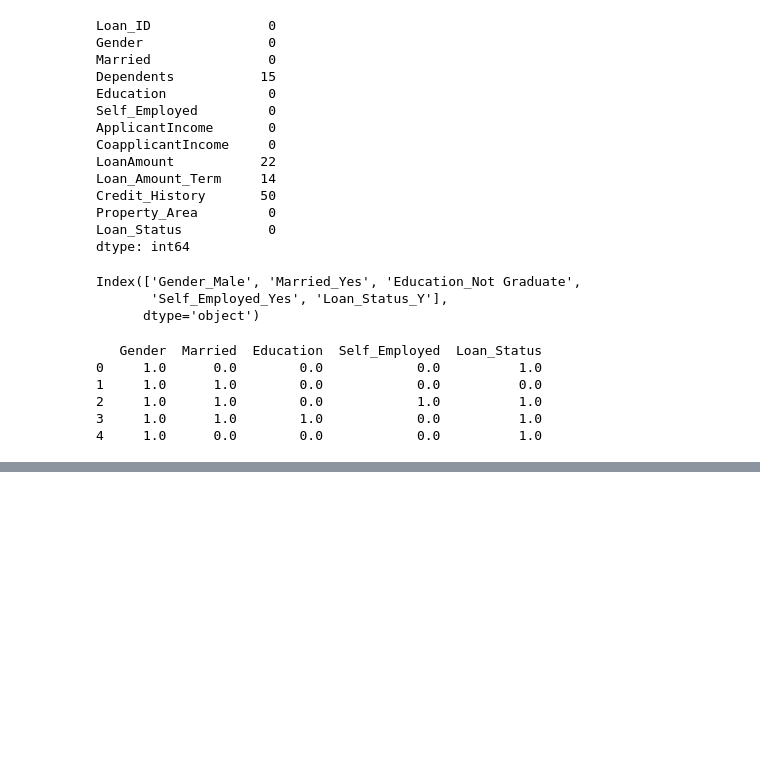
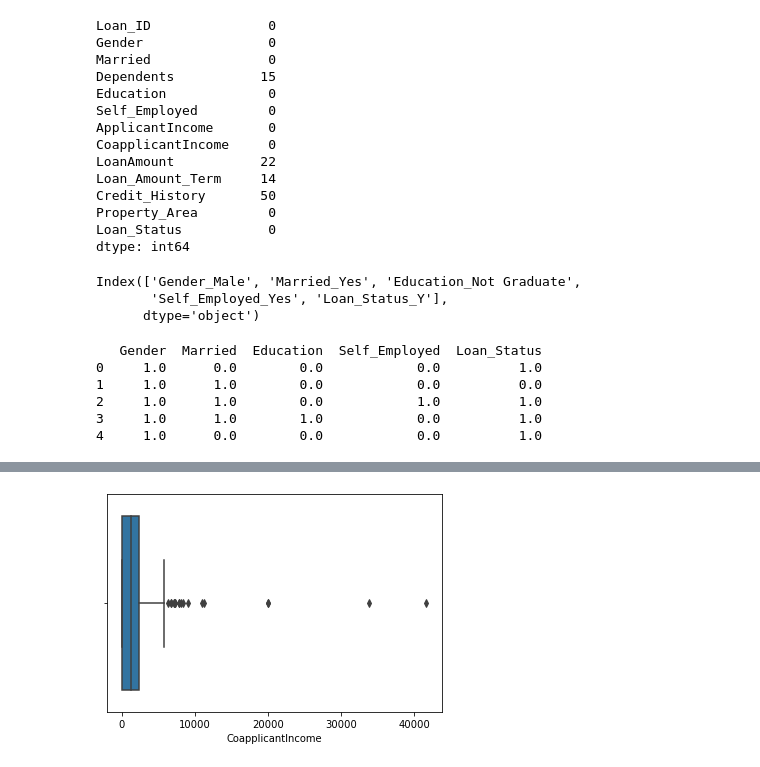
Before and after one commit to MuhammadUzair0786/Preprocessing_Practice, a Jupyter notebook: Dataset Preprocessing.ipynb, the cells around one changed output, grey strips where cells are left out. Drawn from its saved outputs; the diff is of its cells as text; code cells hidden in the pictures; blank space fills up the shorter version.

Commit message:
Preprocessing Practice-Label Encoding and Outlier remove with IQR Method and Z-Score

```diff
--- a/Dataset Preprocessing.ipynb
+++ b/Dataset Preprocessing.ipynb
@@ -413,0 +426,4 @@ dataset.head(5)
+# %%
+#load dataset solve example ordinal encoding
+dataset = pd.read_csv(r'C:\Users\Muhammad Uzair\Downloads\loan_dataset.csv')
+dataset.head(3)
@@ -413,0 +446,6 @@ dataset.head(5)
+# %%
+# dataset encoding add new column not drop old column
+labelencoder = LabelEncoder()
+labelencoder.fit(dataset['Property_Area'])
+dataset['Property_Area_Encoded'] = labelencoder.transform(dataset['Property_Area'])
+dataset.head(5)
@@ -413,0 +508,6 @@ dataset.head(5)
+# %%
+# Visualizing the boxplot for CoapplicantIncome and watching the outliers
+sns.boxplot(x='CoapplicantIncome', data=dataset)
+plt.show()
+# %% [output]
+[figure, added]
```
Also changed, not shown: parts of 32 cells of this notebook.
